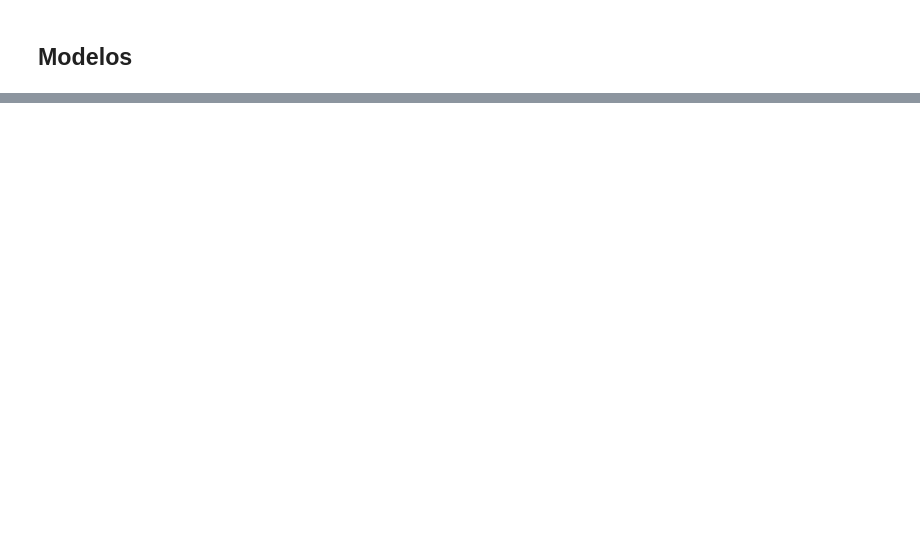
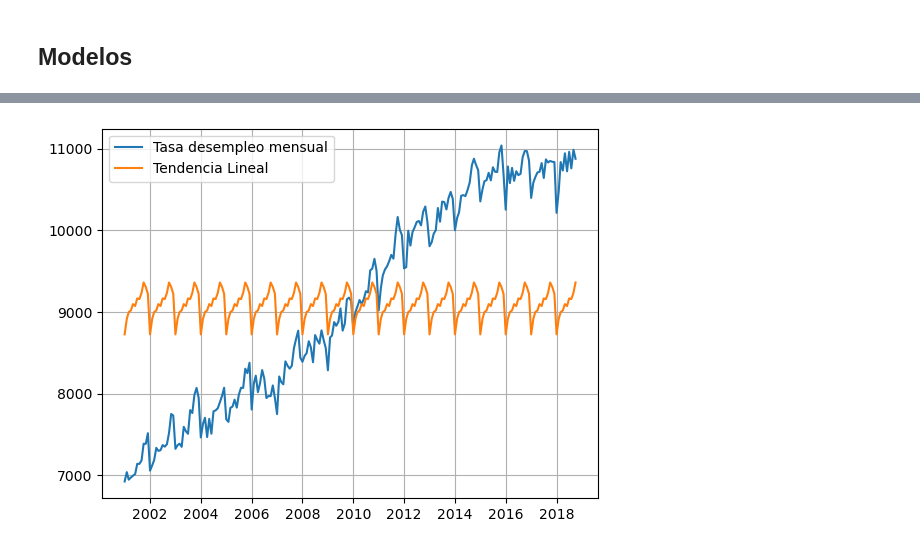
Before and after one commit to carlosjara/MCD_FAII, a Jupyter notebook: FAII/FAII/Talleres/T2_Tendencia_y_Estacionalidad.ipynb, the cells around one changed output, grey strips where cells are left out. Cells and saved outputs as stored; diff of their text form; code cells hidden in the pictures; blank space fills up the shorter version.

```diff
--- a/FAII/FAII/Talleres/T2_Tendencia_y_Estacionalidad.ipynb
+++ b/FAII/FAII/Talleres/T2_Tendencia_y_Estacionalidad.ipynb
@@ -63,0 +109,8 @@ X_for= sm.add_constant(x_for)
+# %%
+plt.plot(y,label="Tasa desempleo mensual")
+plt.plot(lin_t.fittedvalues,label="Tendencia Lineal")
+plt.legend()
+plt.grid()
+plt.show()
+# %% [output]
+[figure, added]
```
Also changed, not shown: parts of 30 cells of this notebook, 6 other files.
